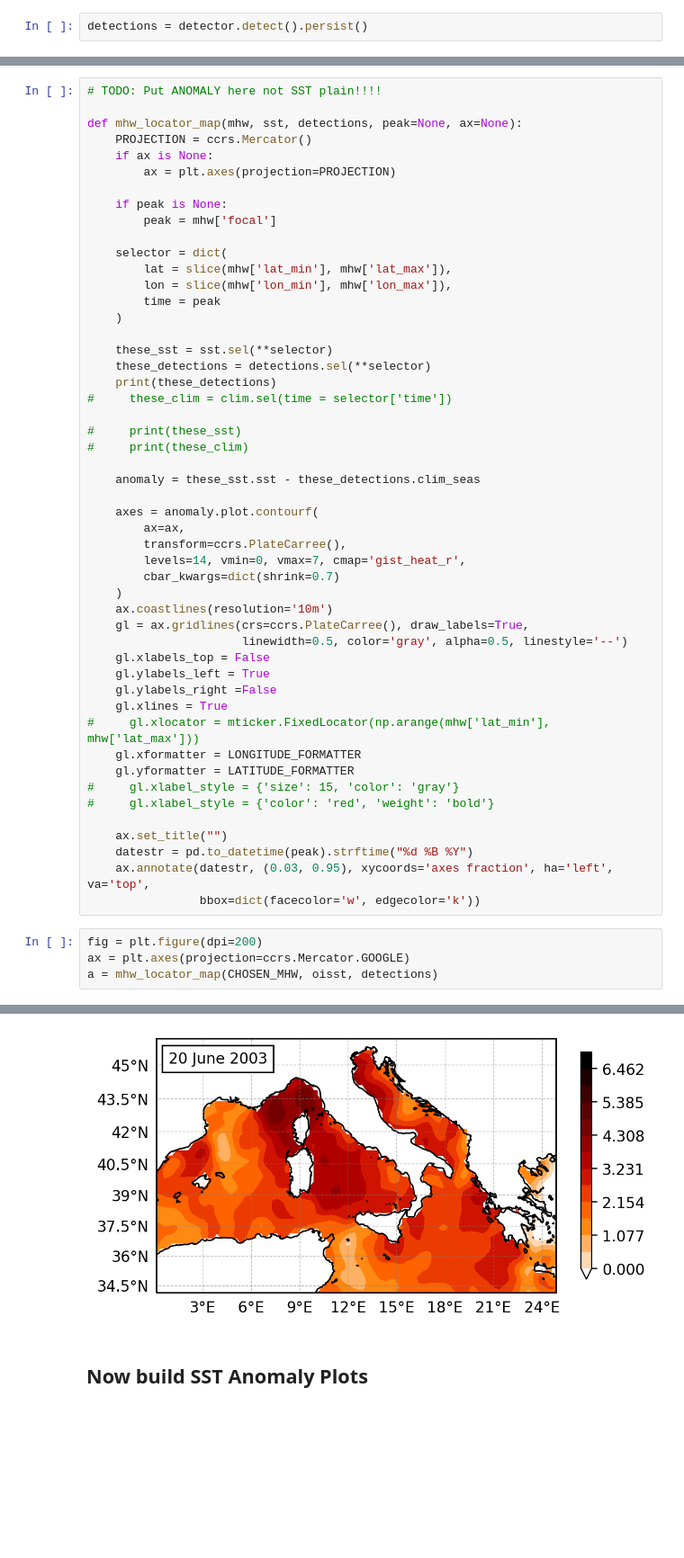
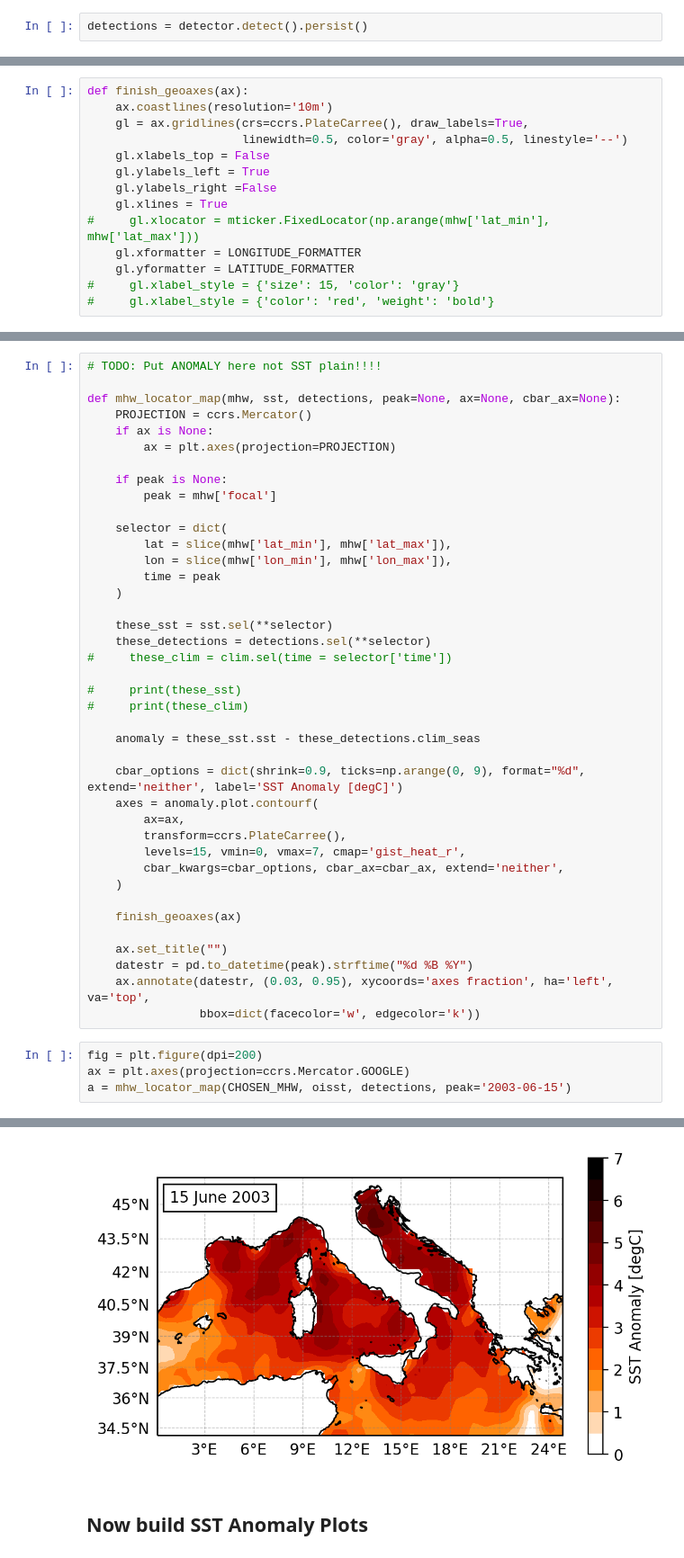
Before and after one commit to HuckleyLab/phyto-mhw, a Jupyter notebook: analysis/figures/visualize_mhw.ipynb, the cells around one changed output, grey strips where cells are left out. Shown at 90% size. Cells and saved outputs as stored; diff of their text form; blank space fills up the shorter version.

```diff
--- a/analysis/figures/visualize_mhw.ipynb
+++ b/analysis/figures/visualize_mhw.ipynb
@@ -192 +307,15 @@ detections = detector.detect().persist()
+# %%
+def finish_geoaxes(ax):
+    ax.coastlines(resolution='10m')
+    gl = ax.gridlines(crs=ccrs.PlateCarree(), draw_labels=True,
+                      linewidth=0.5, color='gray', alpha=0.5, linestyle='--')
+    gl.xlabels_top = False
+    gl.ylabels_left = True
+    gl.ylabels_right =False
+    gl.xlines = True
+#     gl.xlocator = mticker.FixedLocator(np.arange(mhw['lat_min'], mhw['lat_max']))
+    gl.xformatter = LONGITUDE_FORMATTER
+    gl.yformatter = LATITUDE_FORMATTER
+#     gl.xlabel_style = {'size': 15, 'color': 'gray'}
+#     gl.xlabel_style = {'color': 'red', 'weight': 'bold'}
 # %% [markdown]
@@ -199,7 +327,7 @@ detections = detector.detect().persist()
 # %%
 # TODO: Put ANOMALY here not SST plain!!!!
 
-def mhw_locator_map(mhw, sst, detections, peak=None, ax=None):
+def mhw_locator_map(mhw, sst, detections, peak=None, ax=None, cbar_ax=None):
     PROJECTION = ccrs.Mercator()
     if ax is None:
         ax = plt.axes(projection=PROJECTION)
@@ -215,7 +343,6 @@ def mhw_locator_map(mhw, sst, detections, peak=None, ax=None):
 
     these_sst = sst.sel(**selector)
     these_detections = detections.sel(**selector)
-    print(these_detections)
 #     these_clim = clim.sel(time = selector['time'])
 
 #     print(these_sst)
@@ -223,24 +350,15 @@ def mhw_locator_map(mhw, sst, detections, peak=None, ax=None):
 
     anomaly = these_sst.sst - these_detections.clim_seas
 
+    cbar_options = dict(shrink=0.9, ticks=np.arange(0, 9), format="%d", extend='neither', label='SST Anomaly [degC]')
     axes = anomaly.plot.contourf(
         ax=ax,
         transform=ccrs.PlateCarree(),
-        levels=14, vmin=0, vmax=7, cmap='gist_heat_r',
-        cbar_kwargs=dict(shrink=0.7)
+        levels=15, vmin=0, vmax=7, cmap='gist_heat_r',
+        cbar_kwargs=cbar_options, cbar_ax=cbar_ax, extend='neither',
     )
-    ax.coastlines(resolution='10m')
-    gl = ax.gridlines(crs=ccrs.PlateCarree(), draw_labels=True,
-                      linewidth=0.5, color='gray', alpha=0.5, linestyle='--')
-    gl.xlabels_top = False
-    gl.ylabels_left = True
-    gl.ylabels_right =False
-    gl.xlines = True
-#     gl.xlocator = mticker.FixedLocator(np.arange(mhw['lat_min'], mhw['lat_max']))
-    gl.xformatter = LONGITUDE_FORMATTER
-    gl.yformatter = LATITUDE_FORMATTER
-#     gl.xlabel_style = {'size': 15, 'color': 'gray'}
-#     gl.xlabel_style = {'color': 'red', 'weight': 'bold'}
+
+    finish_geoaxes(ax)
 
     ax.set_title("")
     datestr = pd.to_datetime(peak).strftime("%d %B %Y")
@@ -249,5 +367,5 @@ def mhw_locator_map(mhw, sst, detections, peak=None, ax=None):
 # %%
 fig = plt.figure(dpi=200)
 ax = plt.axes(projection=ccrs.Mercator.GOOGLE)
-a = mhw_locator_map(CHOSEN_MHW, oisst, detections)
+a = mhw_locator_map(CHOSEN_MHW, oisst, detections, peak='2003-06-15')
 # %% [output]
@@ -274,4 +372,4 @@ Data variables:
-[figure, old version]
+[figure, new version]
 # %% [markdown]
 ## Now build SST Anomaly Plots
 # %% [markdown]
```
Also changed, not shown: parts of 20 cells of this notebook, 1 other file.
